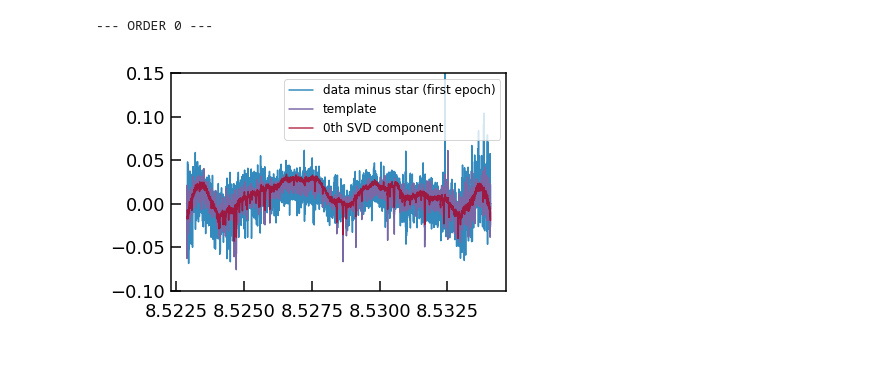
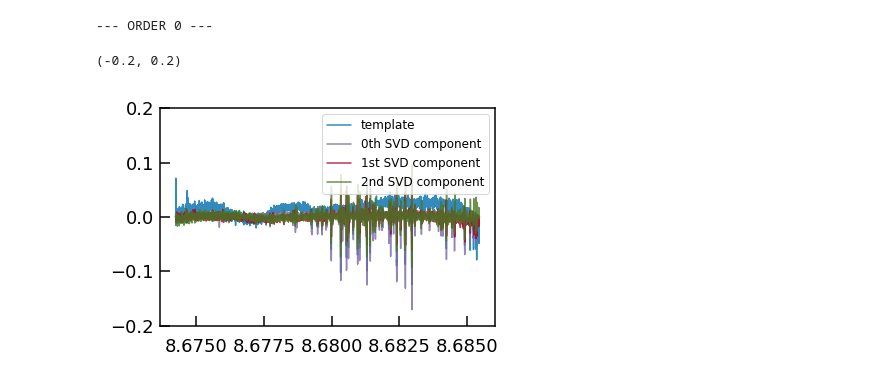
Before and after one commit to megbedell/wobble, a Jupyter notebook: notebooks/wobbleflow-variable.ipynb, the cells around one changed output. Saved outputs shown, nothing was run; the diff lists cells and outputs as text; code cells hidden in the pictures.

```diff
--- a/notebooks/wobbleflow-variable.ipynb
+++ b/notebooks/wobbleflow-variable.ipynb
@@ -8,10 +9,11 @@ import wobble
 # %%
 starname = 'hip54287'
-data = wobble.Data(starname+'_e2ds.hdf5', filepath='../data/', orders=[40])
+niter=100
+data = wobble.Data(starname+'_e2ds.hdf5', filepath='../data/', orders=[56])
 model = wobble.Model(data)
 model.add_star(starname)
-model.add_telluric('tellurics', rvs_fixed=True)
+model.add_telluric('tellurics', rvs_fixed=True, variable_bases=3)
 nll_history, rvs_history, template_history, chis_history = wobble.optimize_order(model, data, 0,
-                niter=50, output_history=True)
+                niter=niter, output_history=True)
 # %% [output]
 --- ORDER 0 ---
@@ -29,11 +23,11 @@ session = wobble.get_session()
 # %%
-c = model.components[1]
-plt.plot(session.run(data.xs[0][0]), session.run(resids[0]), label='data minus star (first epoch)')
 plt.plot(session.run(c.template_xs[0]), session.run(c.template_ys[0]), label='template')
-plt.plot(session.run(data.xs[0][0]), session.run(v[:,0]), alpha=0.8, label='0th SVD component')
-#plt.plot(session.run(data.xs[0][0]), session.run(v[:,1]), alpha=0.6, label='1st SVD component')
+plt.plot(session.run(data.xs[0][0]), session.run(c.basis_vectors[0][0,:]), alpha=0.8, label='0th SVD component')
+plt.plot(session.run(data.xs[0][0]), session.run(c.basis_vectors[0][1,:]), alpha=0.8, label='1st SVD component')
+plt.plot(session.run(data.xs[0][0]), session.run(c.basis_vectors[0][2,:]), alpha=0.8, label='2nd SVD component')
 plt.legend(loc='upper right', fontsize=12)
-plt.ylim([-0.1,0.15])
-plt.savefig('svd_template.png')
+plt.ylim([-0.2,0.2])
+#plt.xlim([8.681, 8.6816])
 # %% [output]
+(-0.2, 0.2)
-[figure, old version]
+[figure, new version]
```
Also changed, not shown: parts of 8 cells of this notebook, 2 other files.
